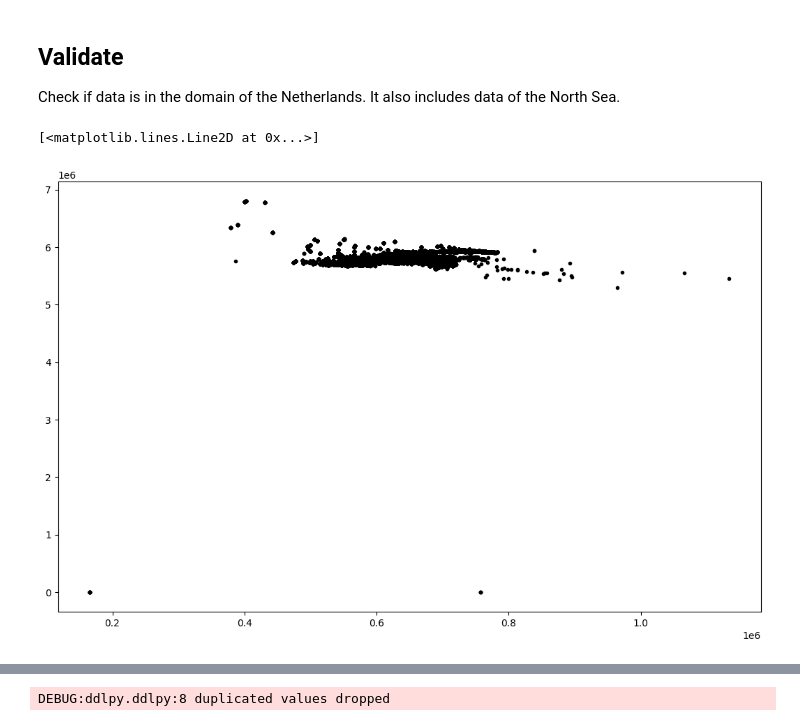
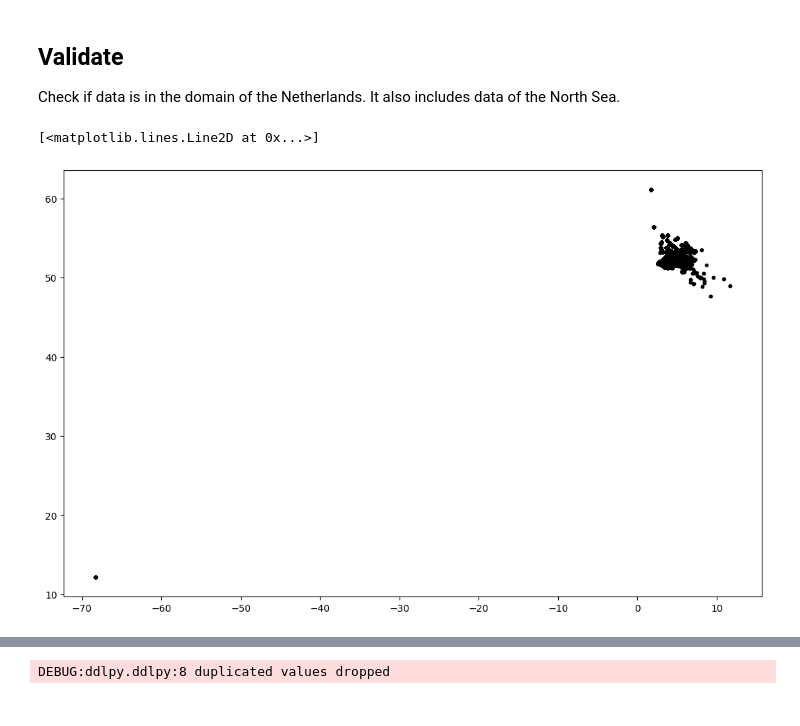
Before and after one commit to Deltares/ddlpy, a Jupyter notebook: docs/notebooks/measurements.ipynb, the cells around one changed output, grey strips where cells are left out. Drawn from its saved outputs; the diff is of its cells as text; code cells hidden in the pictures.

```diff
--- a/docs/notebooks/measurements.ipynb
+++ b/docs/notebooks/measurements.ipynb
@@ -35,10 +36,10 @@ Check  if data is in the domain of the Netherlands. It also includes data of the
 # %%
 ## Create a spatial plot
 fig, ax = plt.subplots(figsize=(13, 8))
-ax.plot(locations.X, locations.Y, 'k.')
+ax.plot(locations.Lon, locations.Lat, 'k.')
 # %% [output]
 [<matplotlib.lines.Line2D at 0x...>]
-[figure, old version]
+[figure, new version]
 # %%
 # CHECK See what the data in the east is.
 # These is a reference river for water quality near Chernobyl.
```
Also changed, not shown: parts of 10 cells of this notebook, 11 other files.
